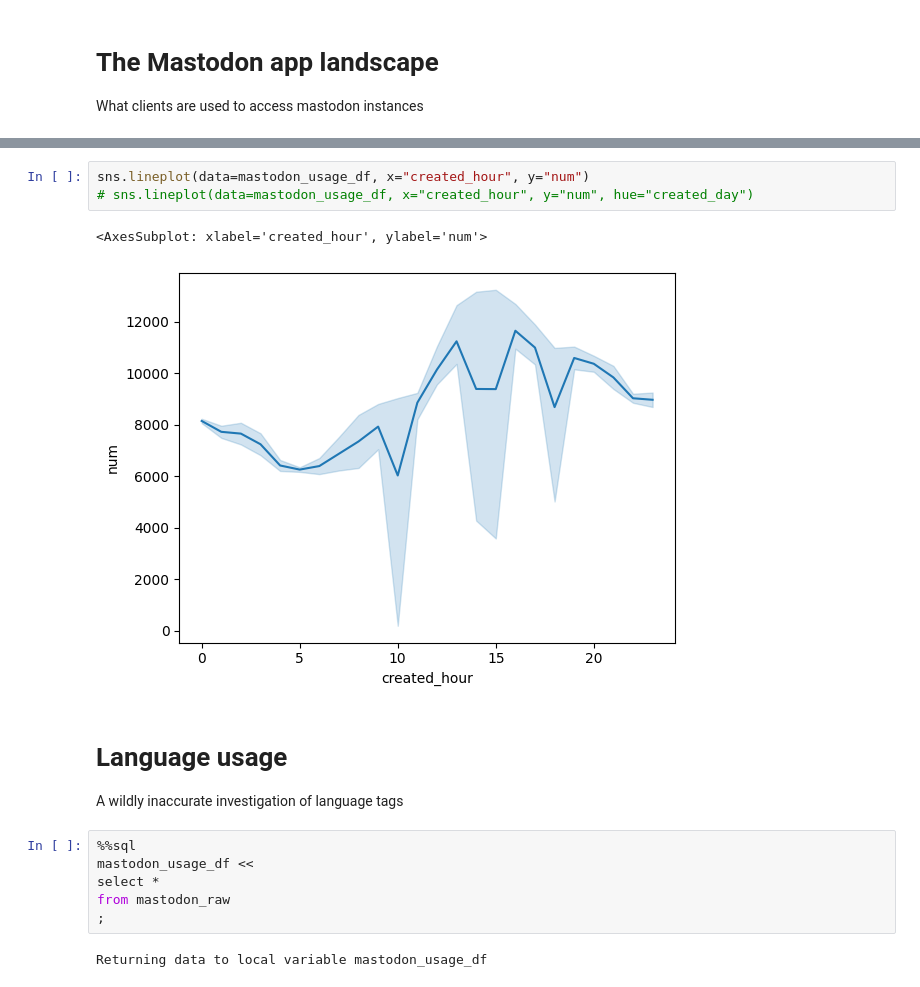
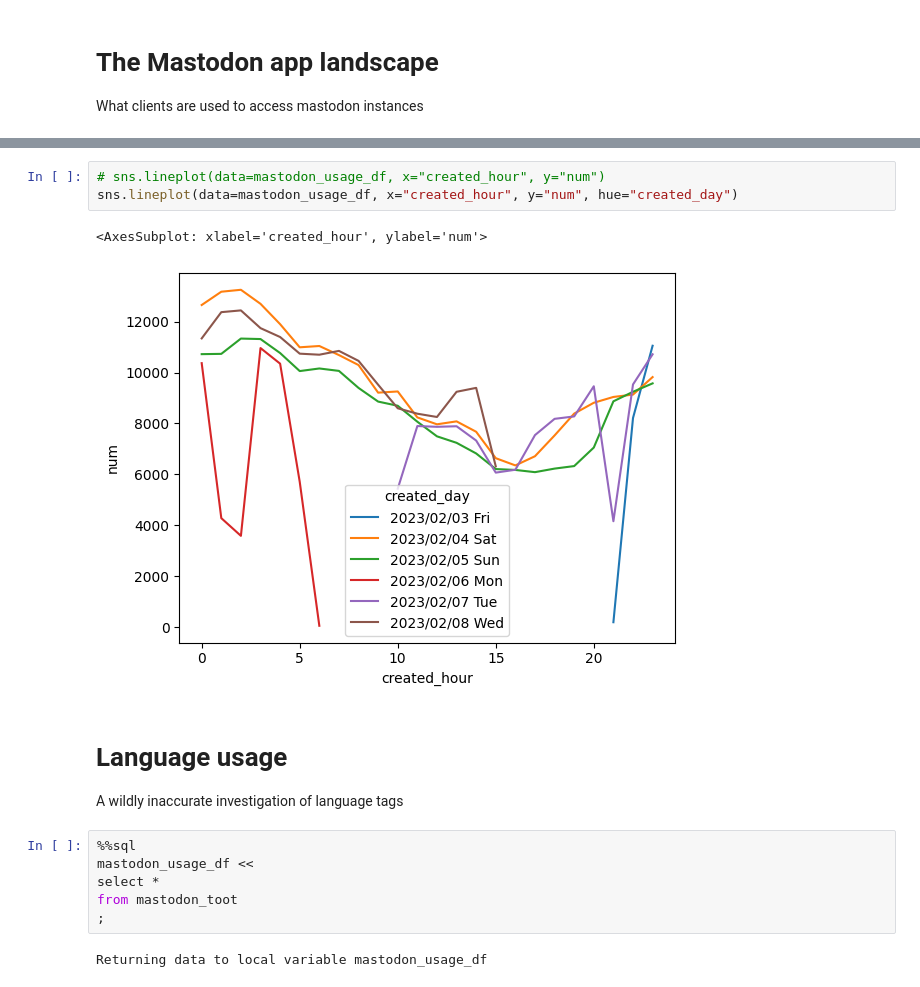
Before and after one commit to saubury/mastodon-stream, a Jupyter notebook: notebooks/mastodon-analysis.ipynb, the cells around one changed output, grey strips where cells are left out. Cells and saved outputs as stored; diff of their text form.

```diff
--- a/notebooks/mastodon-analysis.ipynb
+++ b/notebooks/mastodon-analysis.ipynb
@@ -62,11 +105,11 @@ order by 1,2
 # %% [output]
 Returning data to local variable mastodon_usage_df
 # %%
-sns.lineplot(data=mastodon_usage_df, x="created_hour", y="num")
-# sns.lineplot(data=mastodon_usage_df, x="created_hour", y="num", hue="created_day")
+# sns.lineplot(data=mastodon_usage_df, x="created_hour", y="num")
+sns.lineplot(data=mastodon_usage_df, x="created_hour", y="num", hue="created_day")
 # %% [output]
 <AxesSubplot: xlabel='created_hour', ylabel='num'>
-[figure, old version]
+[figure, new version]
 # %% [markdown]
 # Language usage
 A wildly inaccurate investigation of language tags
@@ -74,7 +117,7 @@ A wildly inaccurate investigation of language tags
 %%sql
 mastodon_usage_df <<
 select *
-from mastodon_raw
+from mastodon_toot
 ;
 # %% [output]
 Returning data to local variable mastodon_usage_df
```
Also changed, not shown: parts of 12 cells of this notebook, 3 other files.
